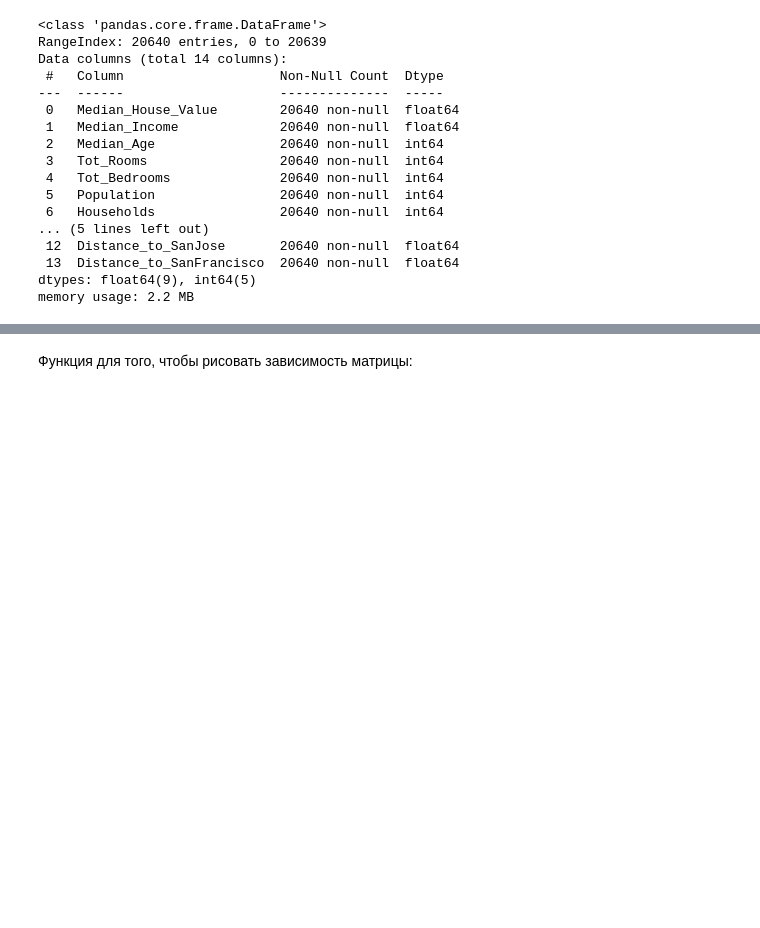
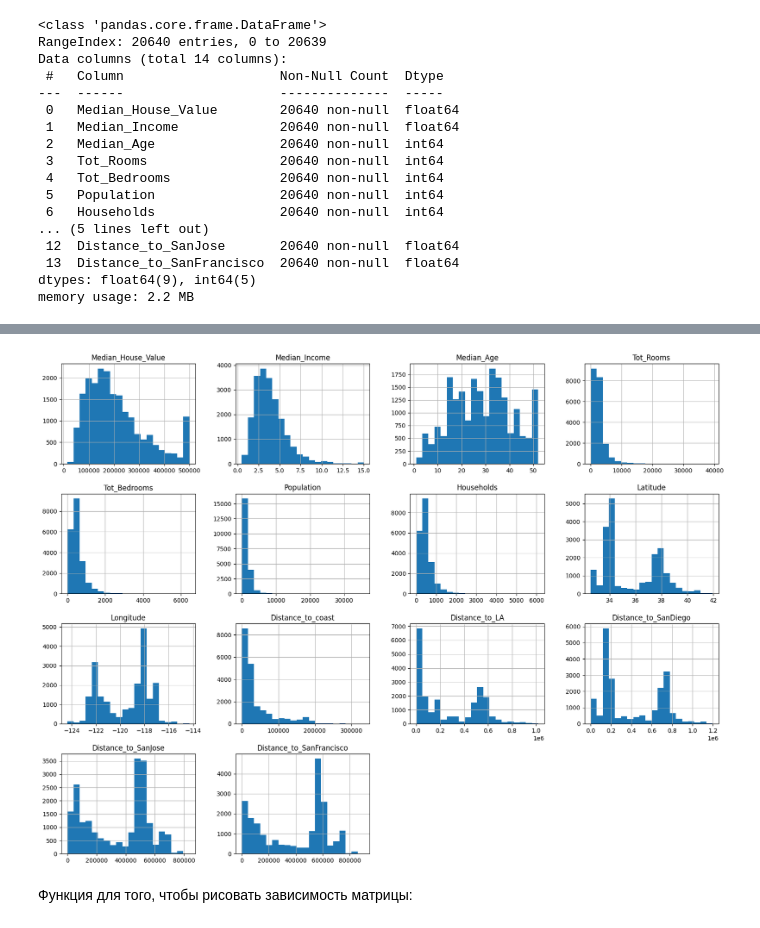
Before and after one commit to bailight/Study-note, a Jupyter notebook: СИИ/lab1.ipynb, the cells around one changed output, grey strips where cells are left out. Cells and saved outputs as stored; diff of their text form; code cells hidden in the pictures; blank space fills up the shorter version.

```diff
--- a/СИИ/lab1.ipynb
+++ b/СИИ/lab1.ipynb
@@ -63,6 +63,11 @@ data.describe()
 | 50% | 179700.000000 | 3.534800 | 29.000000 | 2127.000000 | 435.000000 | 1166.000000 | 409.000000 | ... |
 | 75% | 264725.000000 | 4.743250 | 37.000000 | 3148.000000 | 647.000000 | 1725.000000 | 605.000000 | ... |
 | max | 500001.000000 | 15.000100 | 52.000000 | 39320.000000 | 6445.000000 | 35682.000000 | 6082.000000 | ... |
+# %%
+data.hist(bins=20, figsize=(20, 15))
+plt.show()
+# %% [output]
+[figure, added]
 # %% [markdown]
 Функция для того, чтобы рисовать зависимость матрицы:
 # %%
```
Also changed, not shown: parts of 16 cells of this notebook, 3 other files.
